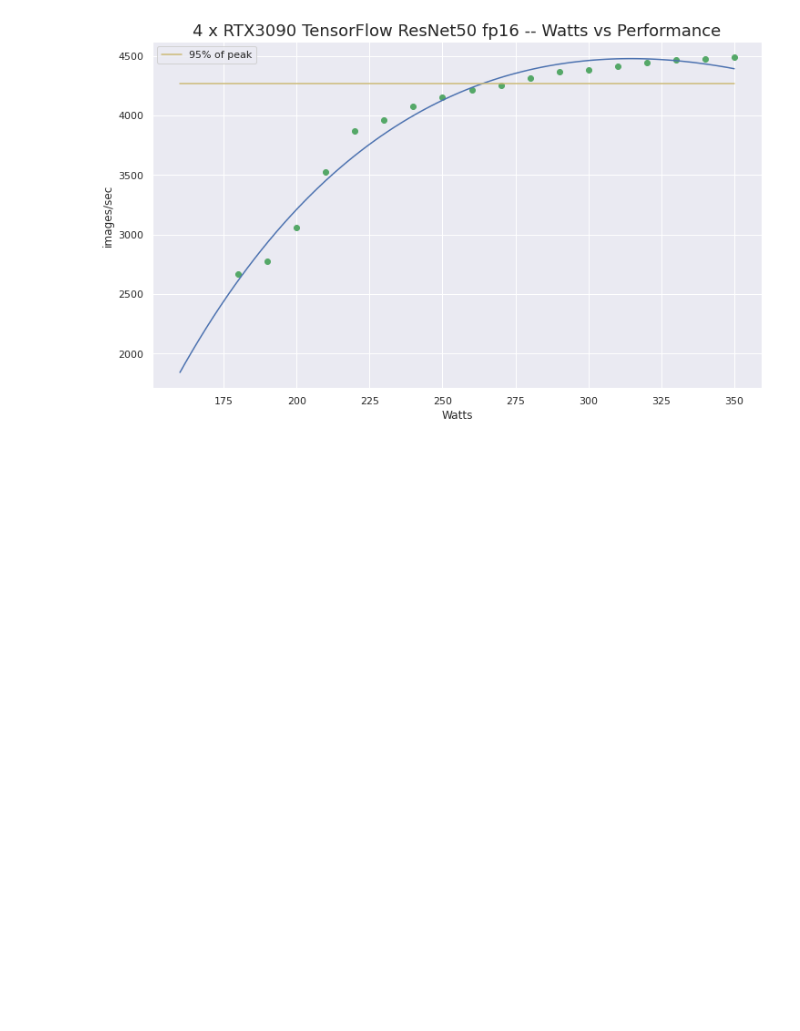
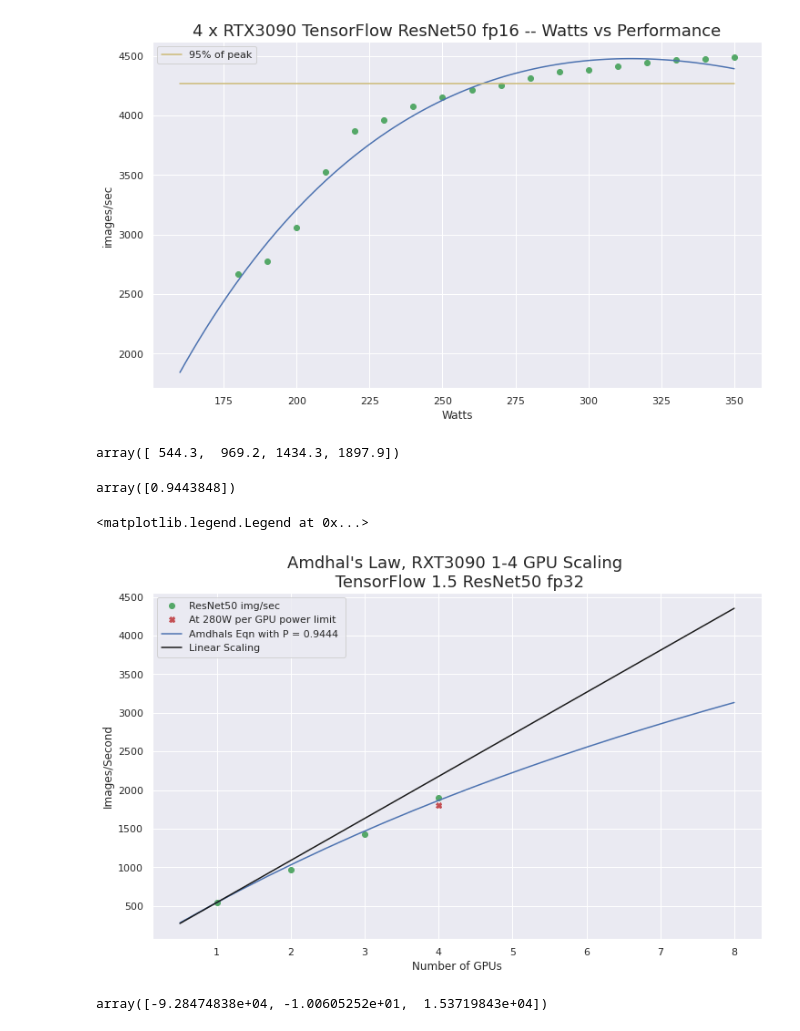
Before and after one commit to dbkinghorn/Notes, a Jupyter notebook: notes/multi-gpu-rtx30/maxQ-plots.ipynb, the cells around one changed output. Cells and saved outputs as stored; diff of their text form; code cells hidden in the pictures; blank space fills up the shorter version.

```diff
--- a/notes/multi-gpu-rtx30/maxQ-plots.ipynb
+++ b/notes/multi-gpu-rtx30/maxQ-plots.ipynb
@@ -373,3 +373,39 @@ ax.legend()
 # %% [output]
 <matplotlib.legend.Legend at 0x...>
 [figure]
+# %%
+fp32 = np.array([544.3,969.2,1434.3,1897.9])
+#fp32 = fp32[0]/fp32
+numgpus = np.array([1,2,3,4])
+fp32
+# %% [output]
+array([ 544.3,  969.2, 1434.3, 1897.9])
+# %%
+def amdhal(n,P):
+    return fp32[0]/((1-P)+(P/n))
+
+popt, pcov = curve_fit(amdhal, numgpus, fp32)
+popt
+# %% [output]
+array([0.9443848])
+# %%
+plt.rcParams["figure.figsize"] = [12,7]
+#plt.figure(figsize=(16,9))
+fig, ax = plt.subplots()
+ax.plot( numgpus, fp32, "o", color='g', label='ResNet50 img/sec')  # plot the test data
+#ax.plot( numgpus, stmv32, "x", color='r', label='NAMD STMV: "Wall Time 3970x')
+ax.plot(4, 1803.7, "X", color='r', label='At 280W per GPU power limit')
+
+xt = np.linspace(0.5,8,20)
+ax.plot(xt, amdhal(xt,popt)  ,  label='Amdhals Eqn with P = %.4f ' %(popt[0]))  # plot the model function
+#ax.plot(xt[:11], amdhal32(xt[:11],popt32)  ,  label='Amdhals Eqn with P = %.4f ' %(popt32[0]))
+
+ax.plot(xt,fp32[0]*xt, color='k', label='Linear Scaling')
+
+plt.xlabel("Number of GPUs")
+plt.ylabel("Images/Second")
+plt.title("Amdhal's Law, RXT3090 1-4 GPU Scaling \n TensorFlow 1.5 ResNet50 fp32", fontsize=18)
+ax.legend()
+# %% [output]
+<matplotlib.legend.Legend at 0x...>
+[figure, added]
@@ -375,0 +416,5 @@ ax.legend()
+# %%
+popt, pcov = curve_fit(fcn, tw, ips)
+popt
+# %% [output]
+array([-9.28474838e+04, -1.00605252e+01,  1.53719843e+04])
```
Also changed, not shown: parts of 2 cells of this notebook.
